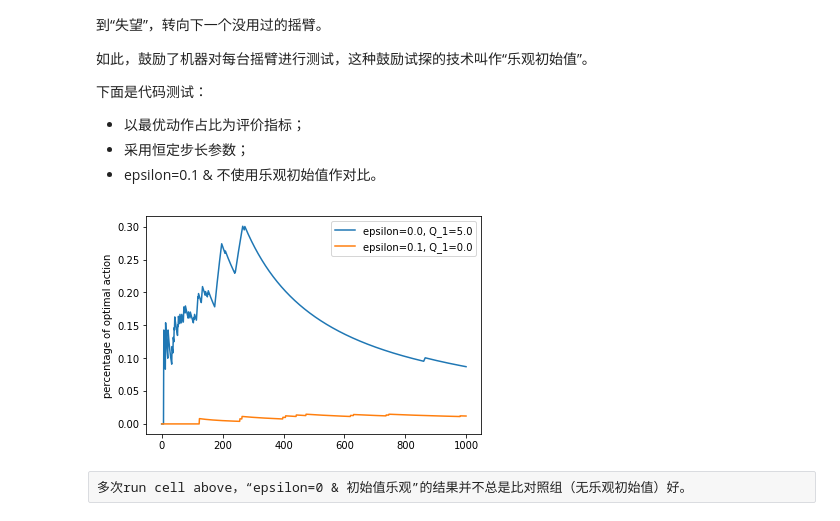
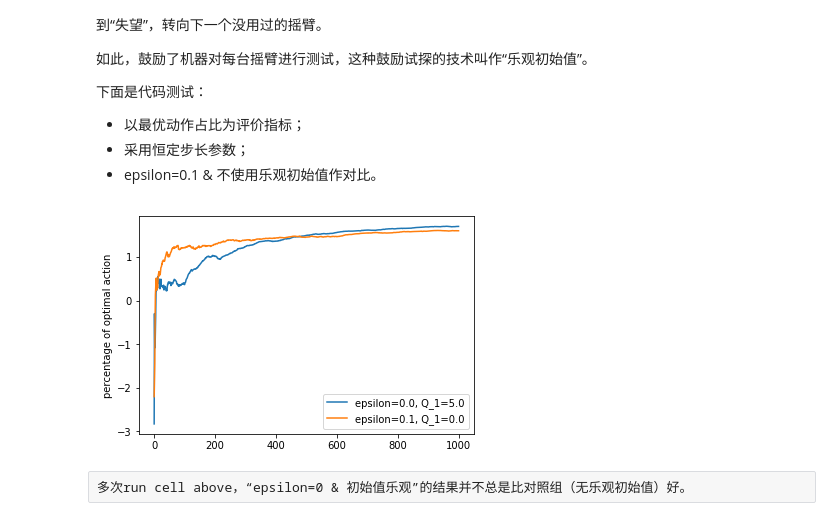
Before and after one commit to PiperLiu/Reinforcement-Learning-practice-zh, a Jupyter notebook: practice/01-Stochastic-Multi-Armed-Bandit.ipynb, the cells around one changed output. Drawn from its saved outputs; the diff is of its cells as text; code cells hidden in the pictures.

```diff
--- a/practice/01-Stochastic-Multi-Armed-Bandit.ipynb
+++ b/practice/01-Stochastic-Multi-Armed-Bandit.ipynb
@@ -187,6 +187,9 @@ $$Q_{n+1} = (1-\alpha )^n Q_1 + \sum^n_{i=1} \alpha (1-\alpha )^{n-i} R_i$$
 - epsilon=0.1 & 不使用乐观初始值作对比。
 # %%
 def greed_epsilon_encourage_exploration(R_mu, t, epsilon, q):
+
+    reward = 0
+    array = []
 
     optimal_actions = [0]
     # 找到最优动作
@@ -205,6 +208,9 @@ def greed_epsilon_encourage_exploration(R_mu, t, epsilon, q):
         reward_current = K_Reward(R_mu_=R_mu[k])
         Q[k] = Q[k] + 0.1 * (reward_current - Q[k])
 
+        reward += reward_current
+        array.append(reward / (i + 1))
+
         if k == optimalAction:
             optimal_actions.append((optimal_actions[-1] * i + 1) / (i + 1))
         else:
@@ -212,21 +218,21 @@ def greed_epsilon_encourage_exploration(R_mu, t, epsilon, q):
 
     optimal_actions.pop(-1)
 
-    return optimal_actions
+    return (array, optimal_actions)
 # %%
 # excute and plot
 t = 1000
 T = np.arange(t)
 demo_0dot0 = greed_epsilon_encourage_exploration(R_mu, t, epsilon=0.0, q=5)
 demo_0dot1 = greed_epsilon_encourage_exploration(R_mu, t, epsilon=0.1, q=0)
 
-plt.plot(T, demo_0dot0)
-plt.plot(T, demo_0dot1)
+plt.plot(T, demo_0dot0[0])
+plt.plot(T, demo_0dot1[0])
 plt.legend(("epsilon=0.0, Q_1=5.0", "epsilon=0.1, Q_1=0.0"))
 plt.ylabel("percentage of optimal action")
 plt.show()
 # %% [output]
-[figure, old version]
+[figure, new version]
 # %% [raw]
 多次run cell above，“epsilon=0 & 初始值乐观”的结果并不总是比对照组（无乐观初始值）好。
 # %% [markdown]
```
Also changed, not shown: parts of 18 cells of this notebook, 3 other files.
